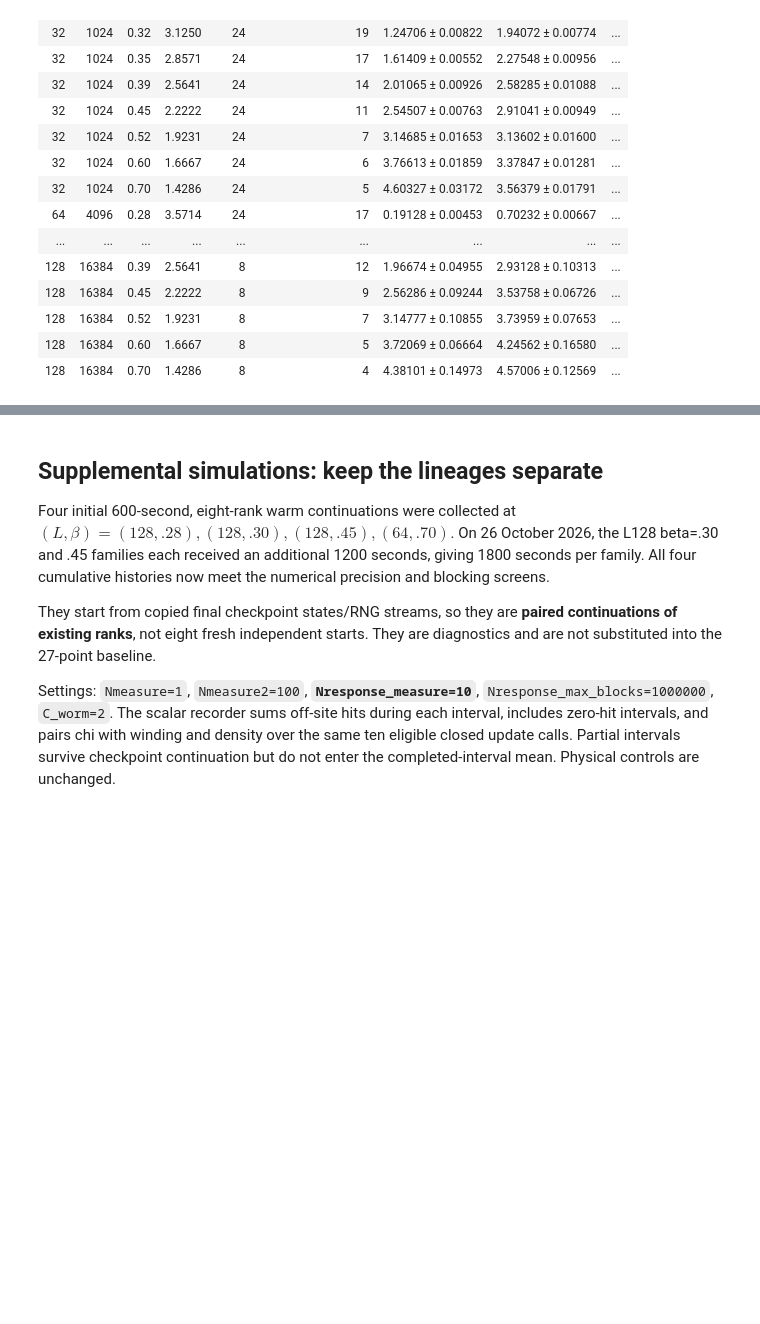
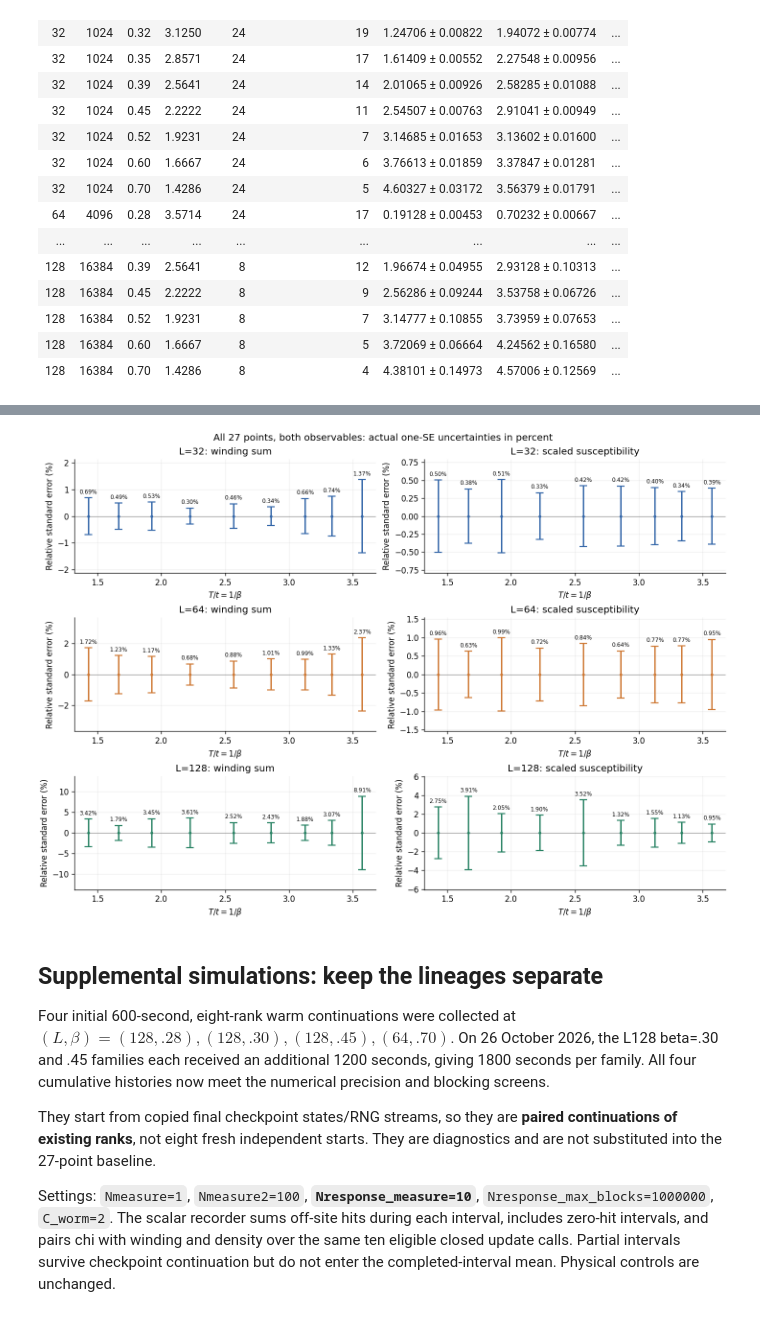
Before and after one commit to yck23/worm, a Jupyter notebook: results/response_measurements/response_measurements.ipynb, the cells around one changed output, grey strips where cells are left out. Saved outputs shown, nothing was run; the diff lists cells and outputs as text; code cells hidden in the pictures; blank space fills up the shorter version.

```diff
--- a/results/response_measurements/response_measurements.ipynb
+++ b/results/response_measurements/response_measurements.ipynb
@@ -76,7 +78,7 @@ for L in [32, 64, 128]:
     points = np.sort(baseline[baseline['L'] == L], order='T')
     for ax, name in zip(axes, ['W2', 'chi_scaled']):
         ax.errorbar(points['T'], points[name], yerr=points[name + '_se'],
-                    fmt='o-', ms=4, capsize=3, lw=1.1, color=colors[L], label=f'L = {L}')
+                    fmt='o-', ms=2.5, capsize=4, elinewidth=1.6, capthick=1.3, lw=1.1, color=colors[L], label=f'L = {L}')
 axes[0].axhline(4 / np.pi, color='0.4', ls='--', lw=1, label=r'$4/\pi$ (infinite-size reference)')
 axes[0].set_ylabel(r'$\langle W_x^2+W_y^2\rangle$')
 axes[1].set_ylabel(r'$\chi_s/L^{7/4}$')
@@ -95,7 +97,7 @@ for L in [32, 64, 128]:
     points = np.sort(baseline[(baseline['L'] == L) & (baseline['beta'] <= 0.39)], order='T')
     for ax, name in zip(axes, ['W2', 'chi_scaled']):
         ax.errorbar(points['T'], points[name], yerr=points[name + '_se'], fmt='o-',
-                    ms=4, capsize=3, lw=1, color=colors[L], label=f'L = {L}')
+                    ms=2.5, capsize=4, elinewidth=1.6, capthick=1.3, lw=1, color=colors[L], label=f'L = {L}')
 axes[0].axhline(4 / np.pi, color='0.4', ls='--', lw=1)
 axes[0].set_ylabel(r'$\langle W_x^2+W_y^2\rangle$')
 axes[1].set_ylabel(r'$\chi_s/L^{7/4}$')
@@ -146,3 +152,28 @@ These precision statements do not establish equilibrium or a temporal blocking p
+# %%
+fig, axes = plt.subplots(3, 2, figsize=(12, 8.5), constrained_layout=True)
+for row, L in enumerate([32, 64, 128]):
+    points = np.sort(baseline[baseline['L'] == L], order='T')
+    for col, name in enumerate(['W2', 'chi_scaled']):
+        ax = axes[row, col]
+        relative_se = 100 * points[name + '_se'] / np.abs(points[name])
+        ax.errorbar(points['T'], np.zeros(len(points)), yerr=relative_se,
+                    fmt='o', ms=2.5, capsize=5, elinewidth=1.8,
+                    capthick=1.4, color=colors[L])
+        ax.axhline(0, color='0.5', lw=.7)
+        for temperature, error in zip(points['T'], relative_se):
+            ax.annotate(f'{error:.2f}%', (temperature, error),
+                        xytext=(0, 5), textcoords='offset points',
+                        ha='center', fontsize=7)
+        limit = relative_se.max() * 1.55
+        ax.set_ylim(-limit, limit)
+        ax.set_xlabel(r'$T/t=1/\beta$')
+        ax.set_ylabel('Relative standard error (%)')
+        ax.set_title(f'L={L}: ' + ('winding sum' if col == 0 else 'scaled susceptibility'))
+fig.suptitle('All 27 points, both observables: actual one-SE uncertainties in percent', fontsize=12)
+fig.savefig(figures / 'baseline_relative_errors.png', dpi=180)
+plt.show()
+# %% [output]
+[figure, added]
 # %% [markdown]
 ## Supplemental simulations: keep the lineages separate
 
```
Also changed, not shown: parts of 5 cells of this notebook, 7 other files.
